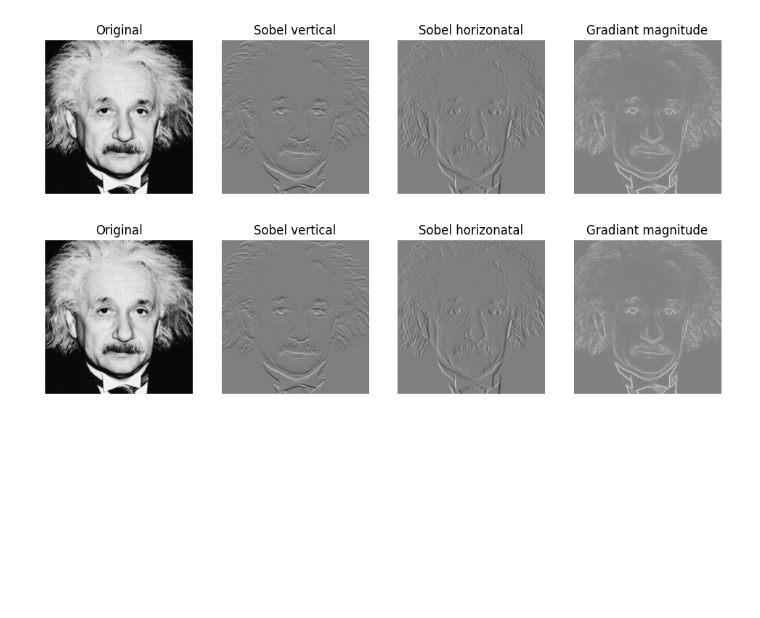
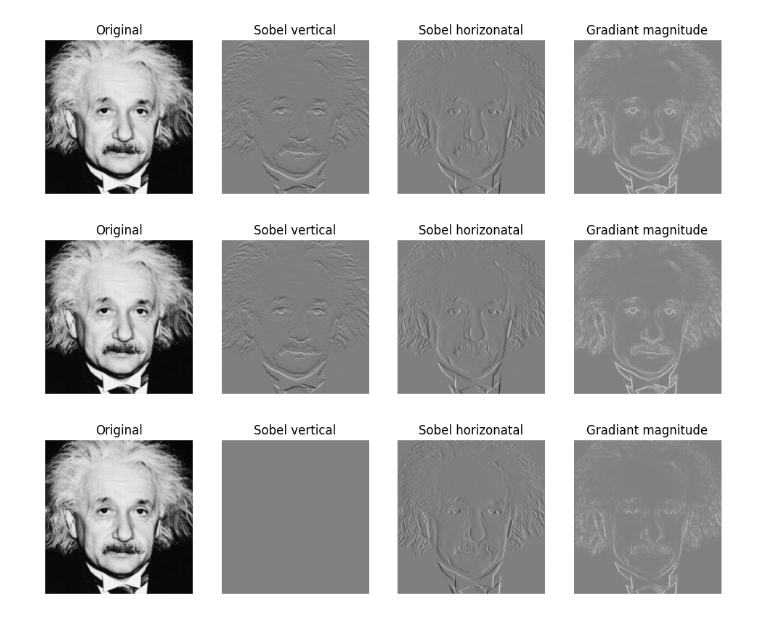
Before and after one commit to KalingaBandara/Assignment-1-on-Intensity-Transformations-and-Neighborhood-Filtering, a Jupyter notebook: Q7.ipynb, the cells around one changed output. Saved outputs shown, nothing was run; the diff lists cells and outputs as text; code cells hidden in the pictures; blank space fills up the shorter version.

```diff
--- a/Q7.ipynb
+++ b/Q7.ipynb
@@ -115,3 +167,51 @@ plt.savefig('6c_figure.png')
 plt.show()
 # %% [output]
 [figure]
+# %%
+import cv2 as cv
+import numpy as np
+import matplotlib.pyplot as plt
+
+img = cv.imread('../Assignment1_Images/einstein.png', cv.IMREAD_GRAYSCALE).astype(np.float32)
+
+
+sobel_h1 = np.array([[1], [2], [1]], dtype='float32')
+sobel_h2 = np.array([[1, 0, -1]], dtype='float32')
+sobel_v1 = np.array([[1], [0], [-1]], dtype='float32')
+sobel_v2 = np.array([[1, 2, 1]], dtype='float32')
+
+# Perform convolutions
+conv2_result = cv.filter2D(sobel_v2, -1, sobel_v1)
+conv1_result = cv.filter2D(sobel_h2, -1, sobel_h1)
+f_y1 = cv.filter2D(img, -1, conv1_result)
+
+
+f_x1 = cv.filter2D(img, -1, conv2_result)
+
+# Compute gradient magnitude
+grad_mag = np.sqrt(f_x1**2 + f_y1**2)
+
+# Plot the images
+fig,axes = plt.subplots(1,4, sharex=True, sharey=True, figsize=(12,3))
+axes[0].imshow(img, cmap='gray', vmin=0, vmax=255)
+axes[0].set_title('Original')
+axes[0].axis('off')
+
+axes[1].imshow(f_x1, cmap='gray', vmin=-1020, vmax=1020)
+axes[1].set_title('Sobel vertical')
+axes[1].axis('off')
+
+axes[2].imshow(f_y1, cmap='gray', vmin=-1020, vmax=1020)
+axes[2].set_title('Sobel horizonatal')
+axes[2].axis('off')
+
+axes[3].imshow(grad_mag, cmap='gray', vmin=-1020, vmax=1020)
+axes[3].set_title('Gradiant magnitude')
+axes[3].axis('off')
+# Save the figure
+plt.savefig('6c_figure_new.png')
+
+# Show the figure
+plt.show()
+# %% [output]
+[figure, added]
```
Also changed, not shown: parts of 1 cell of this notebook, 14 other files.
